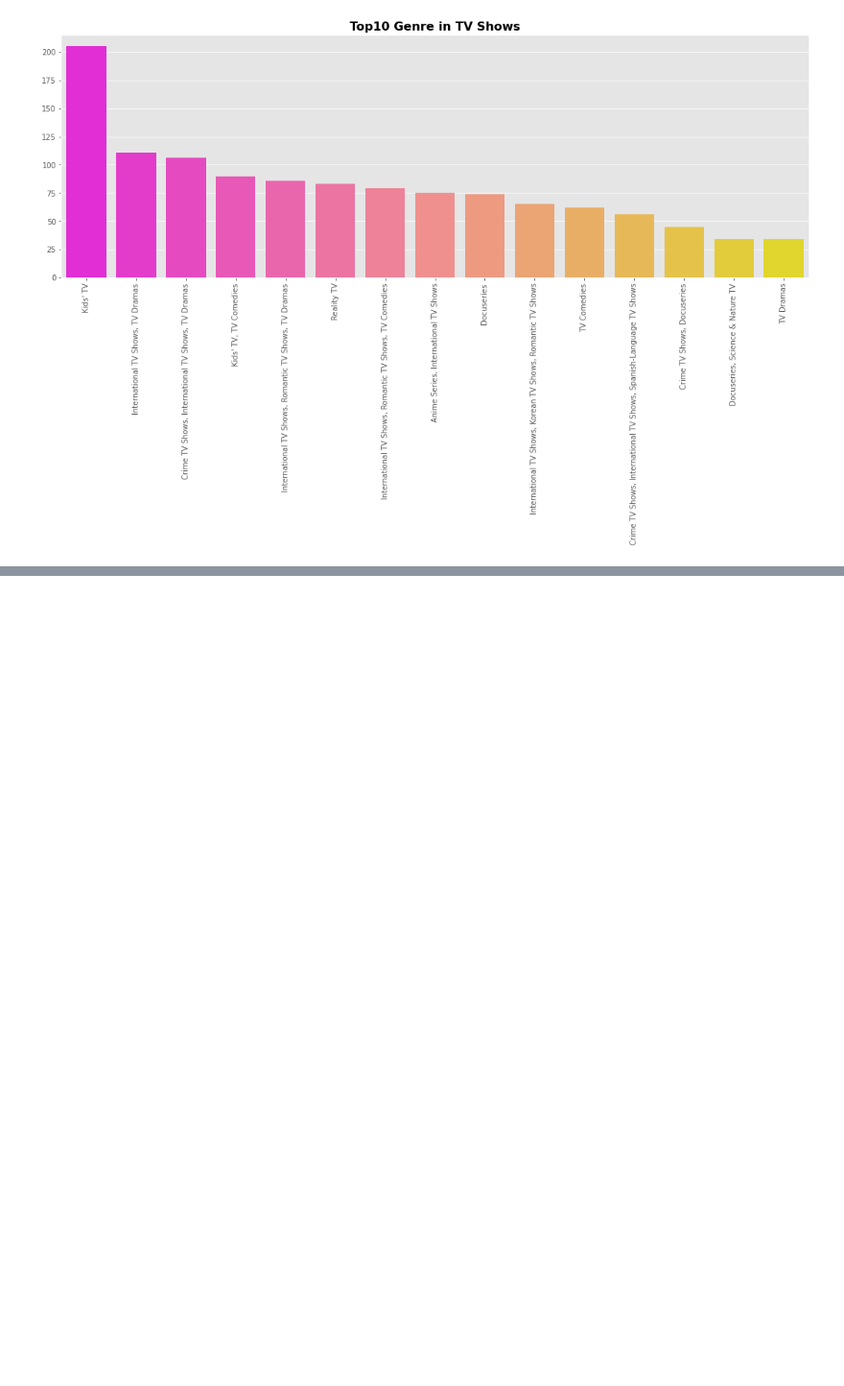
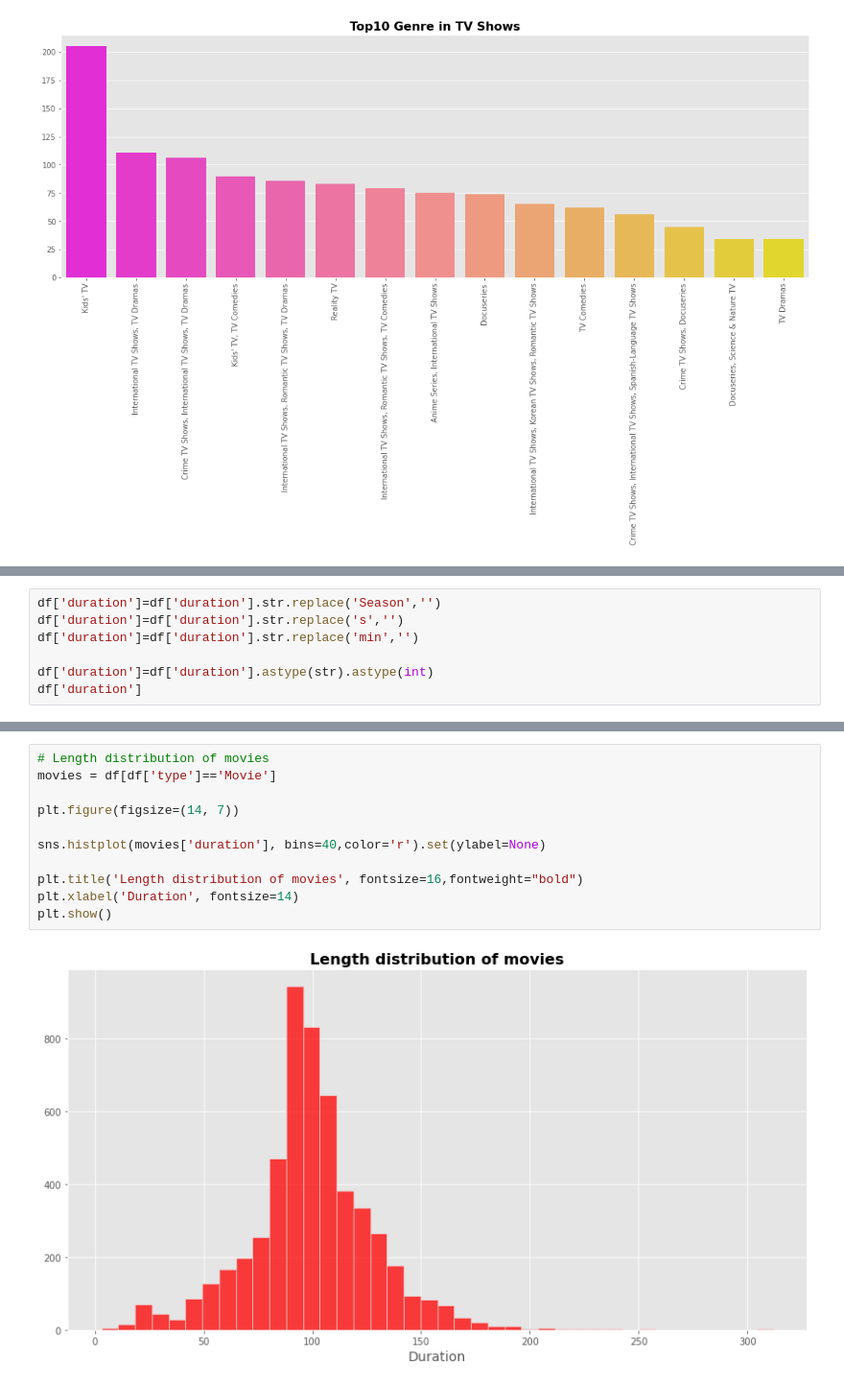
Before and after one commit to pankaj-beldar/Capstone_Project_04_Netflix_Movies_and_TV_Shows_Clustering, a Jupyter notebook: Capstone_Project_04_Netflix_Movies_and_TV_Shows_Clustering.ipynb, the cells around one changed output, grey strips where cells are left out. Shown at 96% size. Cells and saved outputs as stored; diff of their text form; blank space fills up the shorter version.

```diff
--- a/Capstone_Project_04_Netflix_Movies_and_TV_Shows_Clustering.ipynb
+++ b/Capstone_Project_04_Netflix_Movies_and_TV_Shows_Clustering.ipynb
@@ -646,0 +663,7 @@ plt.show()
+# %%
+df['duration']=df['duration'].str.replace('Season','')
+df['duration']=df['duration'].str.replace('s','')
+df['duration']=df['duration'].str.replace('min','')
+
+df['duration']=df['duration'].astype(str).astype(int)
+df['duration']
@@ -646,0 +683,13 @@ plt.show()
+# %%
+# Length distribution of movies
+movies = df[df['type']=='Movie']
+
+plt.figure(figsize=(14, 7))
+
+sns.histplot(movies['duration'], bins=40,color='r').set(ylabel=None)
+
+plt.title('Length distribution of movies', fontsize=16,fontweight="bold")
+plt.xlabel('Duration', fontsize=14)
+plt.show()
+# %% [output]
+[figure, added]
```
Also changed, not shown: parts of 11 cells of this notebook.
